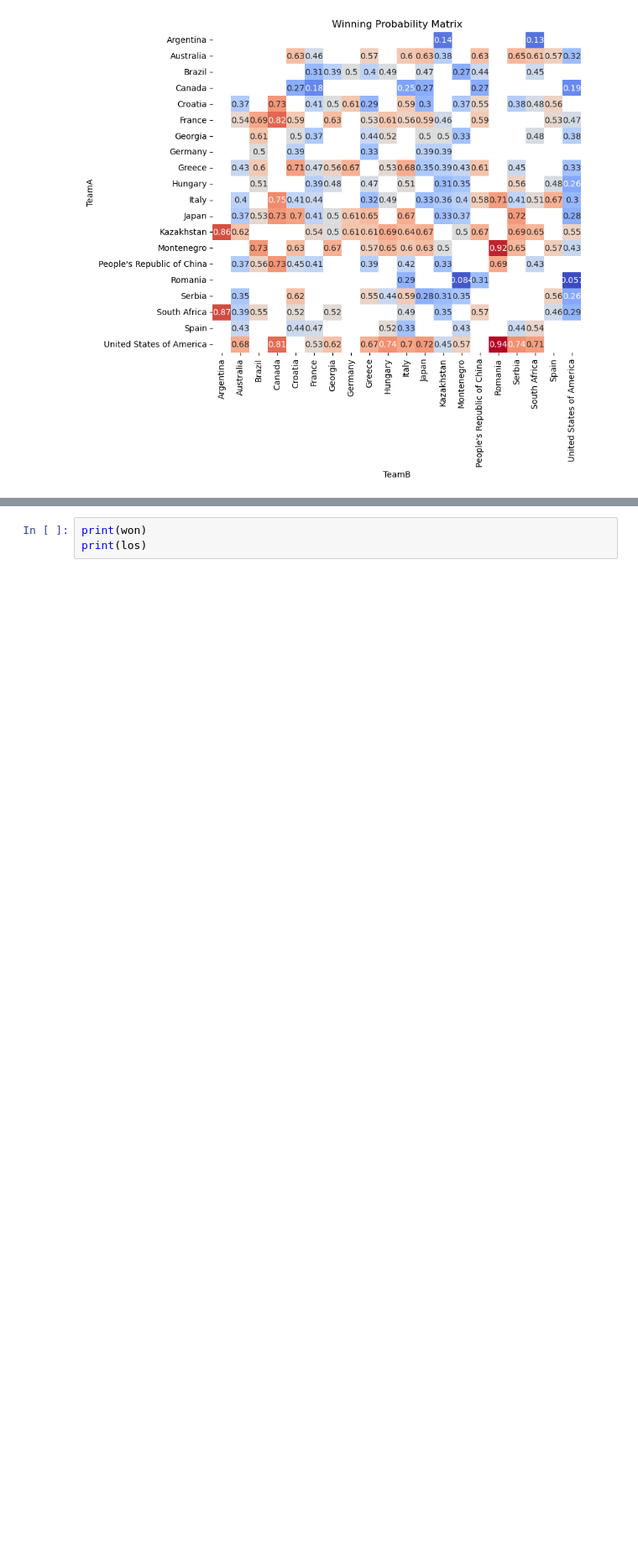
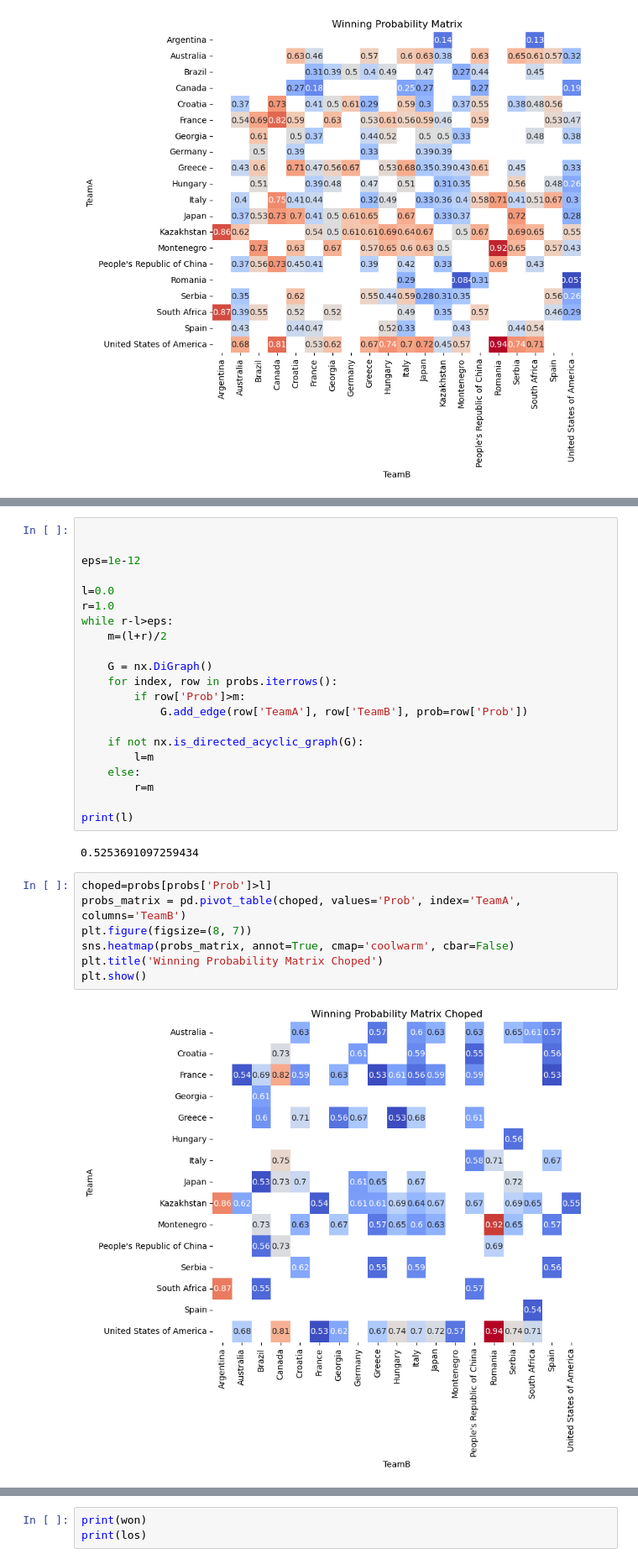
Before and after one commit to Leonardo16AM/Paris-2024-Water-Polo-Forecast, a Jupyter notebook: Experiments.ipynb, the cells around one changed output, grey strips where cells are left out. Shown at 84% size. Saved outputs shown, nothing was run; the diff lists cells and outputs as text; blank space fills up the shorter version.

```diff
--- a/Experiments.ipynb
+++ b/Experiments.ipynb
@@ -211,0 +233,32 @@ plt.show()
+# %%
+
+
+eps=1e-12
+
+l=0.0
+r=1.0
+while r-l>eps:
+    m=(l+r)/2
+
+    G = nx.DiGraph()
+    for index, row in probs.iterrows():
+        if row['Prob']>m:
+            G.add_edge(row['TeamA'], row['TeamB'], prob=row['Prob'])
+
+    if not nx.is_directed_acyclic_graph(G):
+        l=m
+    else:
+        r=m
+
+print(l)
+# %% [output]
+0.5253691097259434
+# %%
+choped=probs[probs['Prob']>l]
+probs_matrix = pd.pivot_table(choped, values='Prob', index='TeamA', columns='TeamB')
+plt.figure(figsize=(8, 7))
+sns.heatmap(probs_matrix, annot=True, cmap='coolwarm', cbar=False)
+plt.title('Winning Probability Matrix Choped')
+plt.show()
+# %% [output]
+[figure, added]
```
Also changed, not shown: parts of 13 cells of this notebook, 2 other files.
